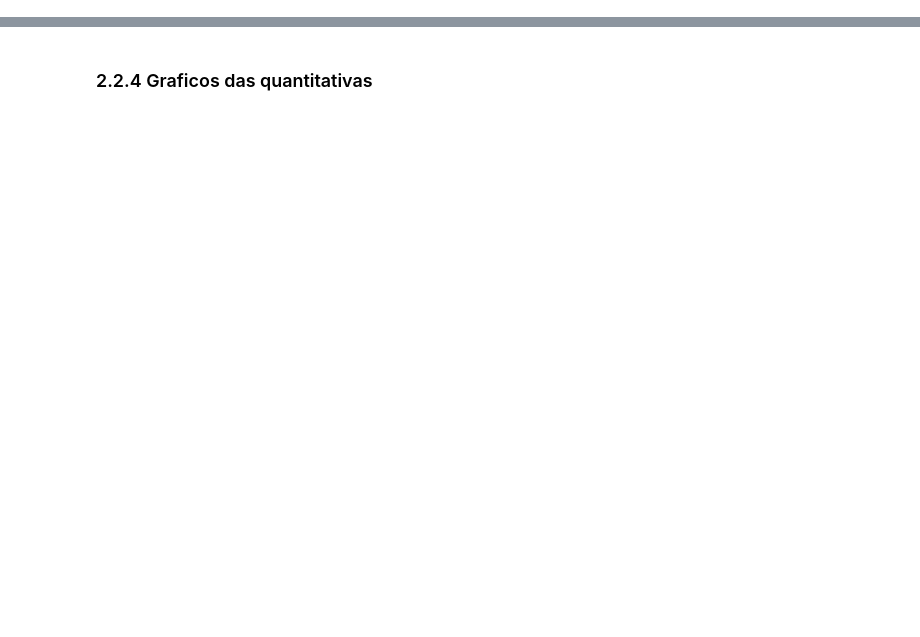
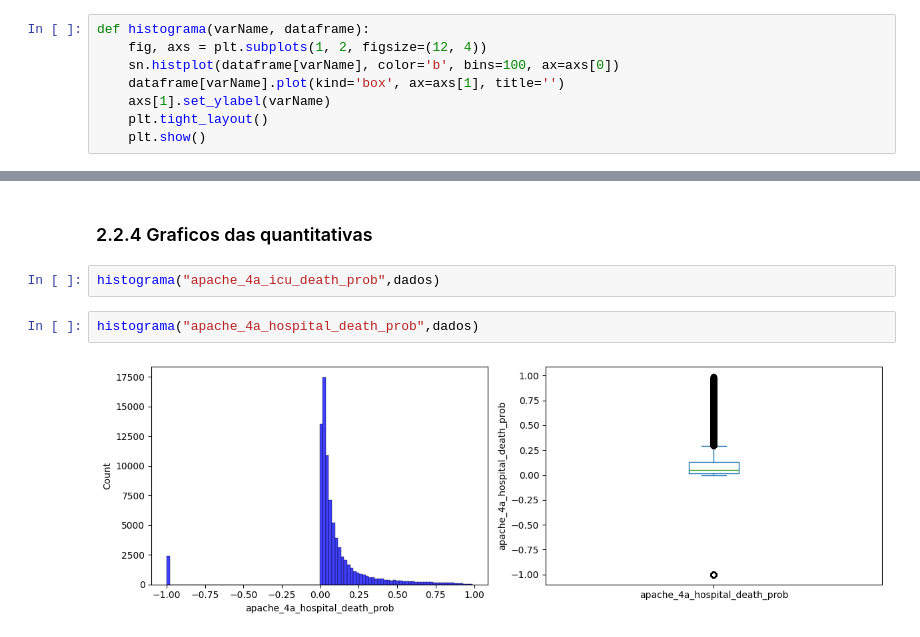
Before and after one commit to kaioreidela/Death_Prediction_in_ICU, a Jupyter notebook: estatistica_real.ipynb, the cells around one changed output, grey strips where cells are left out. Drawn from its saved outputs; the diff is of its cells as text; blank space fills up the shorter version.

```diff
--- a/estatistica_real.ipynb
+++ b/estatistica_real.ipynb
@@ -102,3 +103,11 @@ def DeathsBy(varName,dataframe):
+# %%
+def histograma(varName, dataframe):
+    fig, axs = plt.subplots(1, 2, figsize=(12, 4))
+    sn.histplot(dataframe[varName], color='b', bins=100, ax=axs[0])
+    dataframe[varName].plot(kind='box', ax=axs[1], title='')
+    axs[1].set_ylabel(varName)
+    plt.tight_layout()
+    plt.show()
 # %% [markdown]
 ### 2.2.3 Frequências das qualitativas
 # %% [markdown]
@@ -197,2 +226,8 @@ plt.show()
 # %% [markdown]
 ### 2.2.4 Graficos das quantitativas
+# %%
+histograma("apache_4a_icu_death_prob",dados)
+# %%
+histograma("apache_4a_hospital_death_prob",dados)
+# %% [output]
+[figure, added]
```
Also changed, not shown: parts of 8 cells of this notebook.
